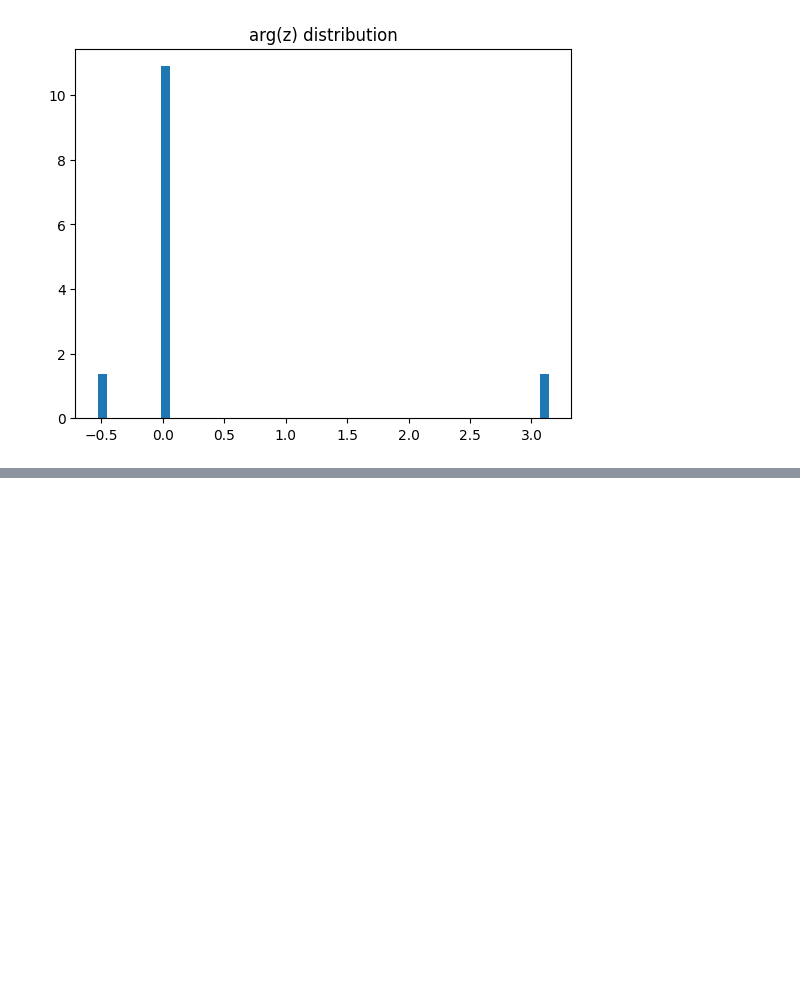
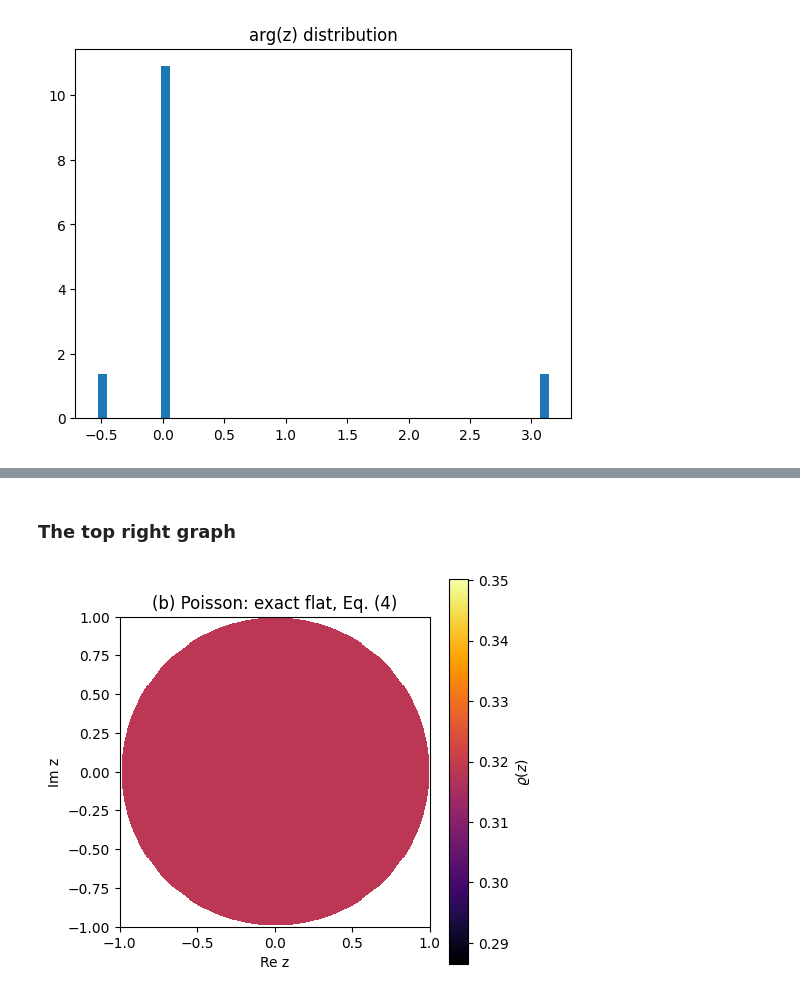
Before and after one commit to IgnacioMPineda/Cellular-automata-simulator---SP2026, a Jupyter notebook: Notebook_4.ipynb, the cells around one changed output, grey strips where cells are left out. Cells and saved outputs as stored; diff of their text form; code cells hidden in the pictures; blank space fills up the shorter version.

```diff
--- a/Notebook_4.ipynb
+++ b/Notebook_4.ipynb
@@ -133,0 +245,21 @@ Distance: [0.93416663 0.60582804 0.99999996 0.99999996 1.         0.81206756
+# %% [markdown]
+### The top right graph
+# %%
+def plot_poisson_theory():
+    x = np.linspace(-1, 1, 300)
+    y = np.linspace(-1, 1, 300)
+    X, Y = np.meshgrid(x, y)
+    R = np.hypot(X, Y)
+    density = np.where(R <= 1, 1/np.pi, np.nan)
+
+    plt.figure(figsize=(5, 5))
+    plt.imshow(density, origin="lower", extent=(-1, 1, -1, 1), cmap="inferno")
+    plt.gca().set_aspect("equal")
+    plt.xlabel("Re z"); plt.ylabel("Im z")
+    plt.title("(b) Poisson: exact flat, Eq. (4)")
+    plt.colorbar(label=r"$\varrho(z)$")
+    plt.show()
+
+plot_poisson_theory()
+# %% [output]
+[figure, added]
```
Also changed, not shown: parts of 18 cells of this notebook.
